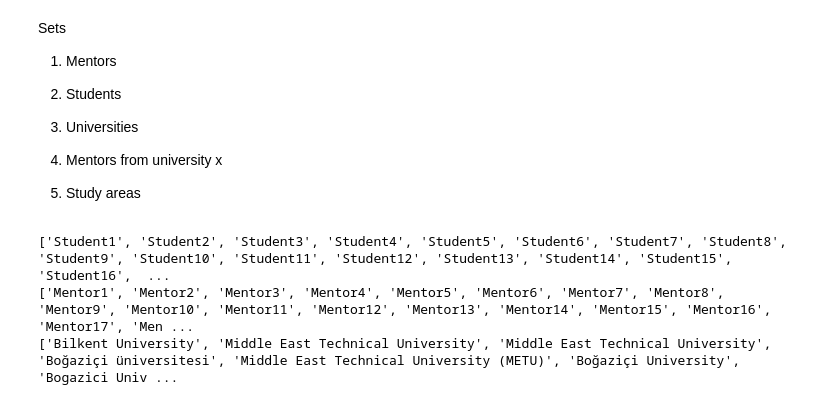
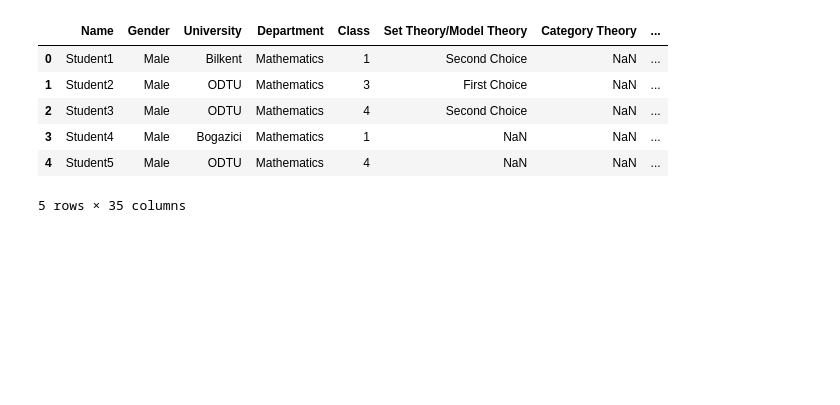
Before and after one commit to kirtisoglu/Mentor-Mentee-Matching, a Jupyter notebook: main.ipynb, the cells around one changed output. Saved outputs shown, nothing was run; the diff lists cells and outputs as text; code cells hidden in the pictures; blank space fills up the shorter version.

Commit message:
First solution

```diff
--- a/main.ipynb
+++ b/main.ipynb
@@ -15,42 +18,15 @@ data_student.head()
 5 rows × 35 columns
-# %% [markdown]
-Sets
-
-1) Mentors
-2) Students
-3) Universities
-
-4) Mentors from university x
-5) Study areas
-# %%
-student_pandas = data_student['Name']
-student_universities = data_student['University']
-mentor_pandas = data_mentor['Name']
-
-#print(student_pandas)
-#print(mentor_pandas)
-
-student = []
-universities = []
-mentor = []
-
-for i in range(len(student_pandas)):
-    student.append(student_pandas[i])
-    universities.append(student_universities[i])
-
-for i in range(len(mentor_pandas)):
-    mentor.append(mentor_pandas[i])
-
-print(student)
-print(mentor)
-print(universities)
-
-# group by
-
-# study_area = {}  # key: student, value: 3 boyutlu vector
-# universities_student  = {}  # key: university, value: list of students from that university
-# duzenleme
-# %% [output]
-['Student1', 'Student2', 'Student3', 'Student4', 'Student5', 'Student6', 'Student7', 'Student8', 'Student9', 'Student10', 'Student11', 'Student12', 'Student13', 'Student14', 'Student15', 'Student16',  ...
-['Mentor1', 'Mentor2', 'Mentor3', 'Mentor4', 'Mentor5', 'Mentor6', 'Mentor7', 'Mentor8', 'Mentor9', 'Mentor10', 'Mentor11', 'Mentor12', 'Mentor13', 'Mentor14', 'Mentor15', 'Mentor16', 'Mentor17', 'Men ...
-['Bilkent University', 'Middle East Technical University', 'Middle East Technical University', 'Boğaziçi üniversitesi', 'Middle East Technical University (METU)', 'Boğaziçi University', 'Bogazici Univ ...
+# %%
+# Remove the questions in the column names
+for i in range(5,35):
+    data_student.rename(columns = {data_student.columns[i]: data_student.columns[i][80:-1]},inplace=True)
+    data_mentor.rename(columns = {data_mentor.columns[i]: data_mentor.columns[i][66:-1]},inplace=True)
+data_student.head()
+# %% [output]
+|  | Name | Gender | University | Department | Class | Set Theory/Model Theory | Category Theory | ... |
+| 0 | Student1 | Male | Bilkent | Mathematics | 1 | Second Choice | NaN | ... |
+| 1 | Student2 | Male | ODTU | Mathematics | 3 | First Choice | NaN | ... |
+| 2 | Student3 | Male | ODTU | Mathematics | 4 | Second Choice | NaN | ... |
+| 3 | Student4 | Male | Bogazici | Mathematics | 1 | NaN | NaN | ... |
+| 4 | Student5 | Male | ODTU | Mathematics | 4 | NaN | NaN | ... |
+5 rows × 35 columns
```
Also changed, not shown: parts of 7 cells of this notebook, 4 other files.
